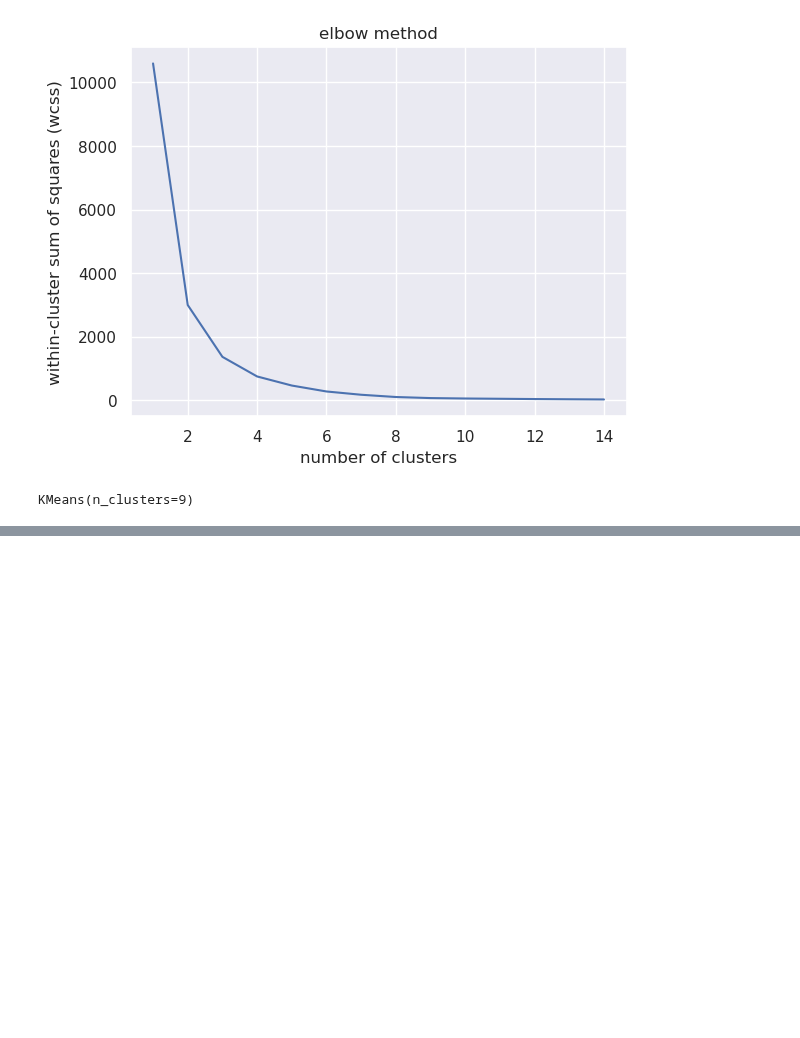
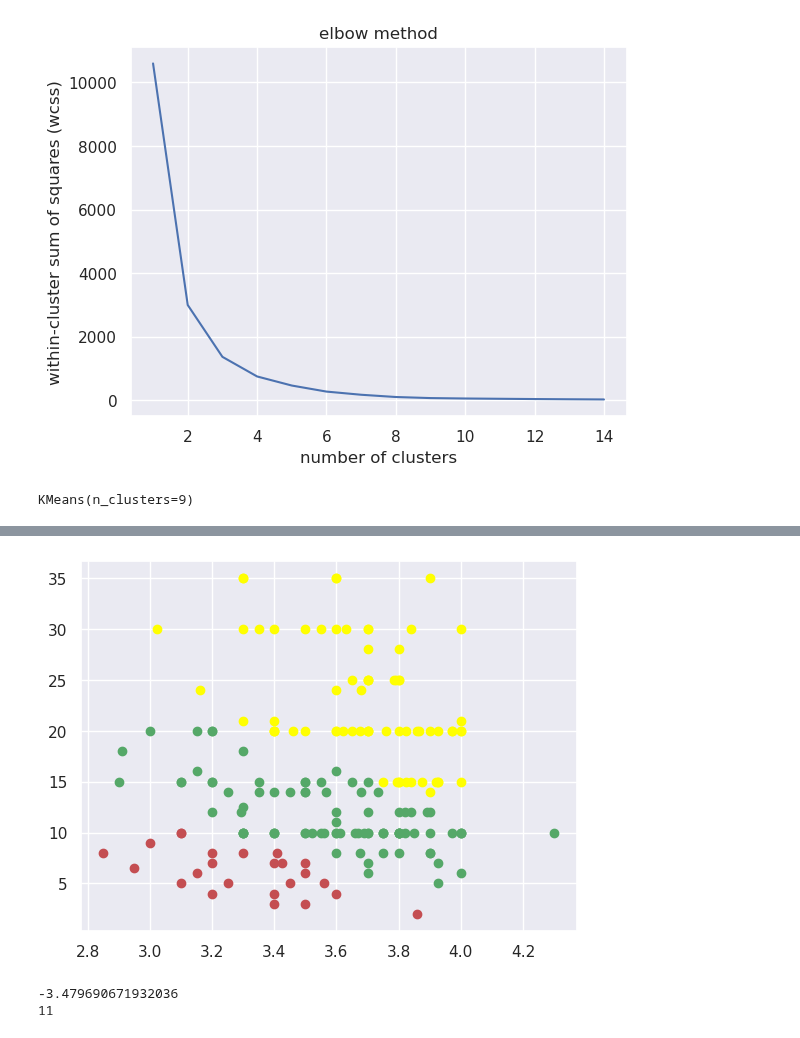
Before and after one commit to LaxmiVatsalyaDaita/Kaggle, a Jupyter notebook: gpa-study-hours.ipynb, the cells around one changed output, grey strips where cells are left out. Cells and saved outputs as stored; diff of their text form; code cells hidden in the pictures; blank space fills up the shorter version.

Commit message:
Kaggle Notebook | GPA-Study Hours | Version 4

```diff
--- a/gpa-study-hours.ipynb
+++ b/gpa-study-hours.ipynb
@@ -166,0 +181,5 @@ plt.show()
+# %%
+from sklearn.mixture import GaussianMixture
+
+gmm = GaussianMixture(n_components = 3)
+gmm.fit(data_cleaned)
@@ -166,0 +188,6 @@ plt.show()
+# %%
+labels = gmm.predict(data_cleaned)
+data_cleaned['labels']= labels
+d0 = data_cleaned[data_cleaned['labels']== 0]
+d1 = data_cleaned[data_cleaned['labels']== 1]
+d2 = data_cleaned[data_cleaned['labels']== 2]
@@ -166,0 +210,13 @@ plt.show()
+# %%
+plt.scatter(d0['gpa'], d0['study_hours'], c ='r')
+plt.scatter(d1['gpa'], d1['study_hours'], c ='yellow')
+plt.scatter(d2['gpa'], d2['study_hours'], c ='g')
+plt.show()
+# %% [output]
+[figure, added]
+# %%
+print(gmm.lower_bound_)
+print(gmm.n_iter_)
+# %% [output]
+-3.479690671932036
+11
```
Also changed, not shown: parts of 13 cells of this notebook.
